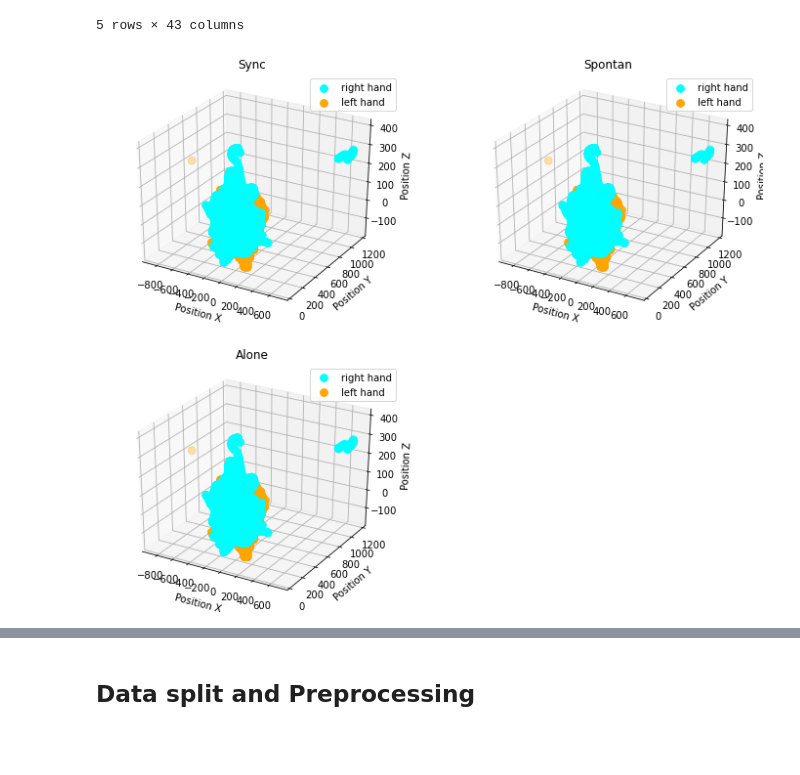
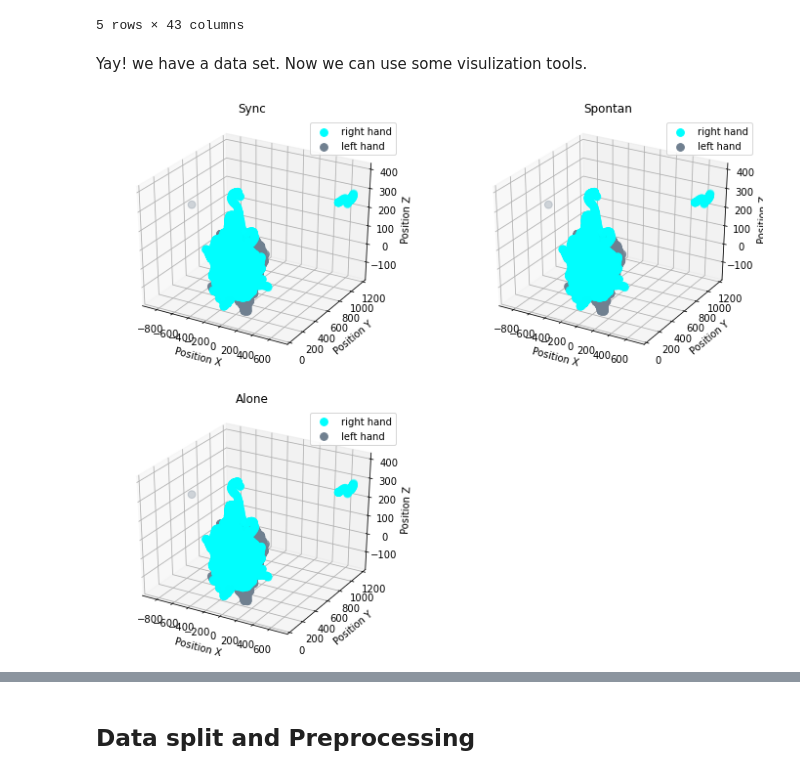
Before and after one commit to ShauliTaragin/ML-Sem2-Assignment, a Jupyter notebook: Hands-Sync.ipynb, the cells around one changed output, grey strips where cells are left out. Cells and saved outputs as stored; diff of their text form; code cells hidden in the pictures; blank space fills up the shorter version.

```diff
--- a/Hands-Sync.ipynb
+++ b/Hands-Sync.ipynb
@@ -104,21 +103,23 @@ df.head()
 | 0 | 399.2171 | 1 | 2.0 | 1 | -168.143600 | 213.8697 | -117.56460 | -78.960600 | ... |
 | 0 | 573.0565 | 1 | 2.0 | 1 | -90.512630 | 170.7388 | -30.87672 | -449.169100 | ... |
 5 rows × 43 columns
+# %% [markdown]
+Yay! we have a data set. Now we can use some visulization tools.
 # %%
 df1 = df.drop('Experiment_x',axis=1)
 fig = plt.figure(figsize=(12, 10))
 Type = ['Sync', 'Spontan','Alone']
 count = 1
 for t in Type:
     ax = fig.add_subplot(2, 2, count, projection='3d')
     count+=1
     ax.title.set_text(t)
     plt.gca().legend(('left','right'))
     ax.scatter(df1[' Position X_x'], df1[' Position Y_x'], df1[' Position Z_x' ], color='cyan',s=60, label='right hand')
-    ax.scatter(df1[' Position X_y'], df1[' Position Y_y'], df1[' Position Z_y'],color='orange',s=60, label='left hand')
+    ax.scatter(df1[' Position X_y'], df1[' Position Y_y'], df1[' Position Z_y'],color='slategrey',s=60, label='left hand')
     plt.legend()
     ax.set_xlabel('Position X')
     ax.set_ylabel('Position Y')
     ax.set_zlabel('Position Z')
 # %% [output]
-[figure, old version]
+[figure, new version]
```
Also changed, not shown: parts of 10 cells of this notebook.
